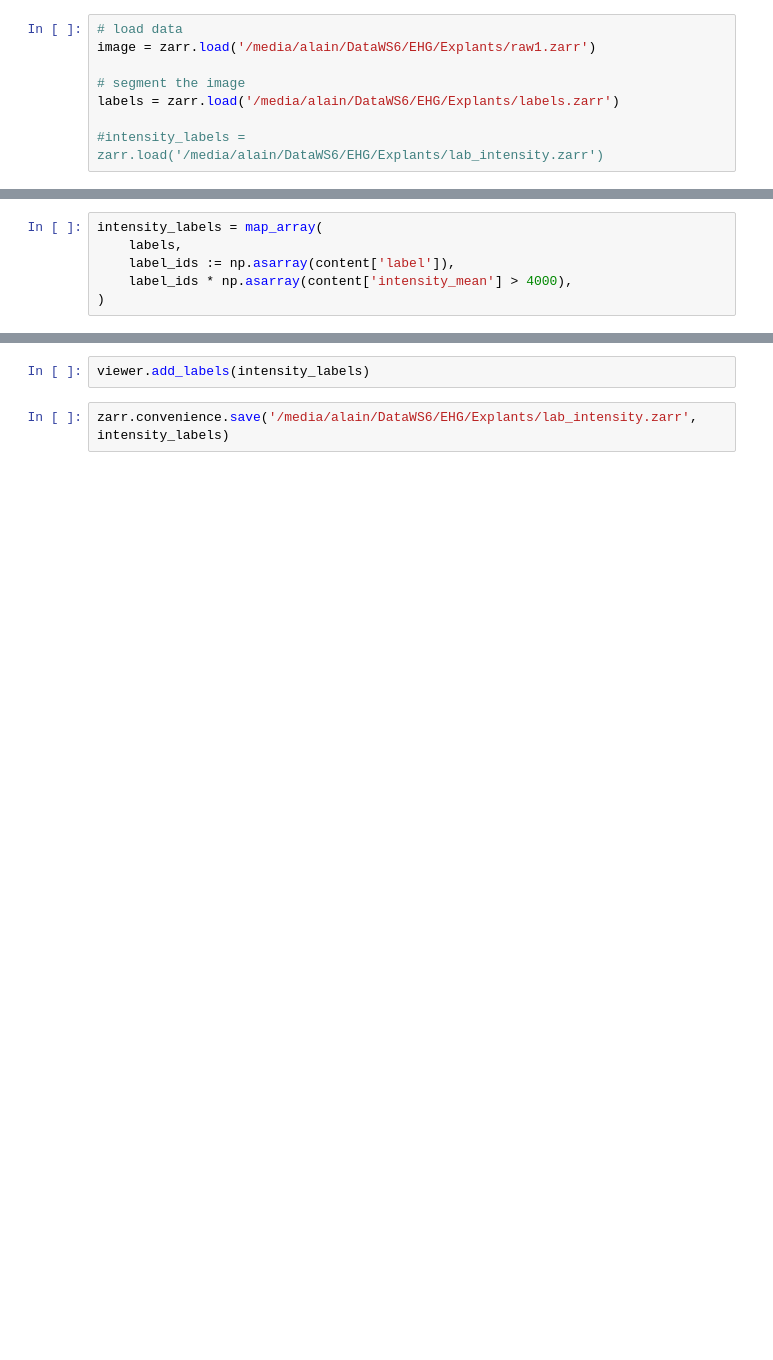
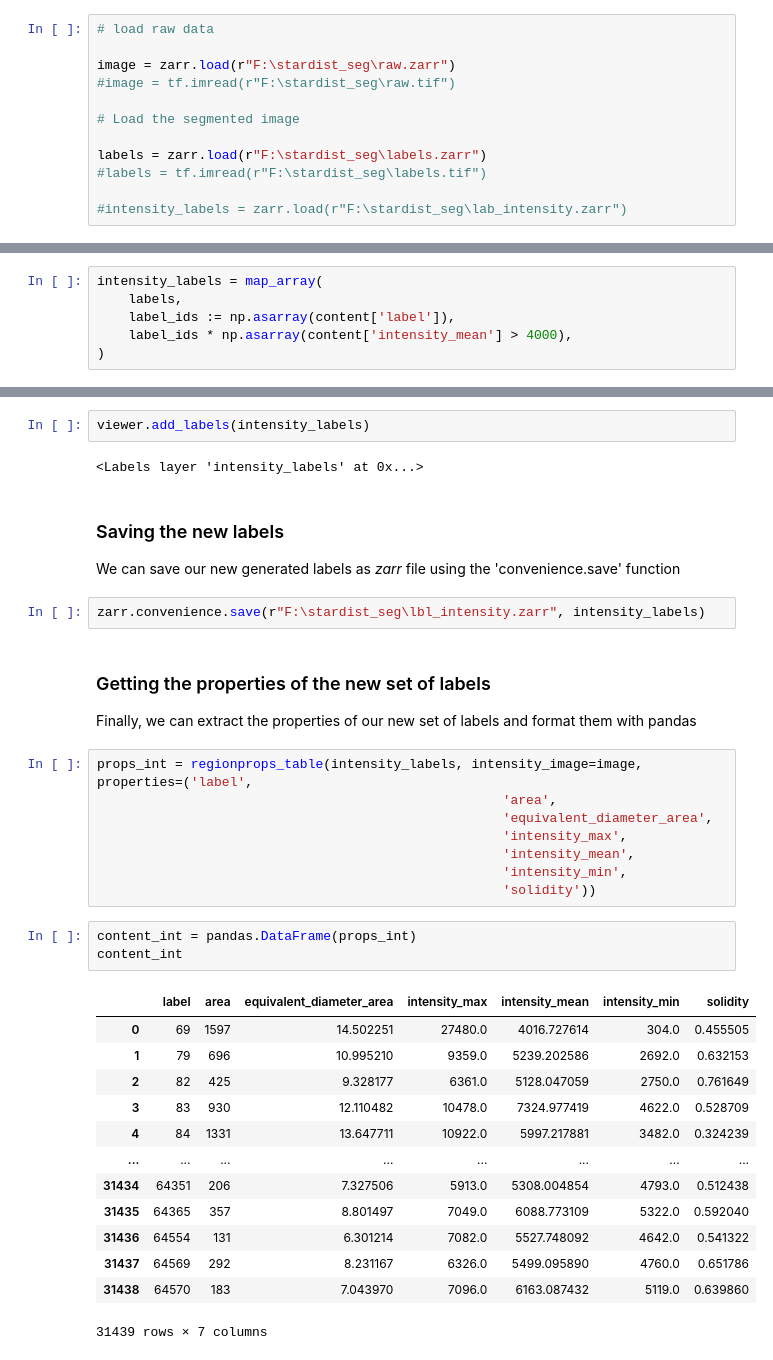
Before and after one commit to EdwinHernandezG/Chedotal_Lab, a Jupyter notebook: Labels mapping characteristics and filtering.ipynb, the cells around one changed output, grey strips where cells are left out. Cells and saved outputs as stored; diff of their text form; blank space fills up the shorter version.

```diff
--- a/Labels mapping characteristics and filtering.ipynb
+++ b/Labels mapping characteristics and filtering.ipynb
@@ -19,8 +27,12 @@ from skimage.util import map_array
 # %%
-# load data
-image = zarr.load('/media/alain/DataWS6/EHG/Explants/raw1.zarr')
+# load raw data
 
-# segment the image
-labels = zarr.load('/media/alain/DataWS6/EHG/Explants/labels.zarr')
+image = zarr.load(r"F:\stardist_seg\raw.zarr")
+#image = tf.imread(r"F:\stardist_seg\raw.tif")
 
-#intensity_labels = zarr.load('/media/alain/DataWS6/EHG/Explants/lab_intensity.zarr')
+# Load the segmented image
+
+labels = zarr.load(r"F:\stardist_seg\labels.zarr")
+#labels = tf.imread(r"F:\stardist_seg\labels.tif")
+
+#intensity_labels = zarr.load(r"F:\stardist_seg\lab_intensity.zarr")
@@ -95,4 +138,38 @@ intensity_labels = map_array(
 # %%
 viewer.add_labels(intensity_labels)
+# %% [output]
+<Labels layer 'intensity_labels' at 0x...>
+# %% [markdown]
+### Saving the new labels
+
+We can save our new generated labels as *zarr* file using the 'convenience.save' function
 # %%
-zarr.convenience.save('/media/alain/DataWS6/EHG/Explants/lab_intensity.zarr', intensity_labels)
+zarr.convenience.save(r"F:\stardist_seg\lbl_intensity.zarr", intensity_labels)
+# %% [markdown]
+### Getting the properties of the new set of labels
+Finally, we can extract the properties of our new set of labels and format them with pandas
+# %%
+props_int = regionprops_table(intensity_labels, intensity_image=image, properties=('label',
+                                                    'area',
+                                                    'equivalent_diameter_area',
+                                                    'intensity_max',
+                                                    'intensity_mean',
+                                                    'intensity_min',
+                                                    'solidity'))
+# %%
+content_int = pandas.DataFrame(props_int)
+content_int
+# %% [output]
+|  | label | area | equivalent_diameter_area | intensity_max | intensity_mean | intensity_min | solidity |
+| 0 | 69 | 1597 | 14.502251 | 27480.0 | 4016.727614 | 304.0 | 0.455505 |
+| 1 | 79 | 696 | 10.995210 | 9359.0 | 5239.202586 | 2692.0 | 0.632153 |
+| 2 | 82 | 425 | 9.328177 | 6361.0 | 5128.047059 | 2750.0 | 0.761649 |
+| 3 | 83 | 930 | 12.110482 | 10478.0 | 7324.977419 | 4622.0 | 0.528709 |
+| 4 | 84 | 1331 | 13.647711 | 10922.0 | 5997.217881 | 3482.0 | 0.324239 |
+| ... | ... | ... | ... | ... | ... | ... | ... |
+| 31434 | 64351 | 206 | 7.327506 | 5913.0 | 5308.004854 | 4793.0 | 0.512438 |
+| 31435 | 64365 | 357 | 8.801497 | 7049.0 | 6088.773109 | 5322.0 | 0.592040 |
+| 31436 | 64554 | 131 | 6.301214 | 7082.0 | 5527.748092 | 4642.0 | 0.541322 |
+| 31437 | 64569 | 292 | 8.231167 | 6326.0 | 5499.095890 | 4760.0 | 0.651786 |
+| 31438 | 64570 | 183 | 7.043970 | 7096.0 | 6163.087432 | 5119.0 | 0.639860 |
+31439 rows × 7 columns
```
Also changed, not shown: parts of 16 cells of this notebook.
